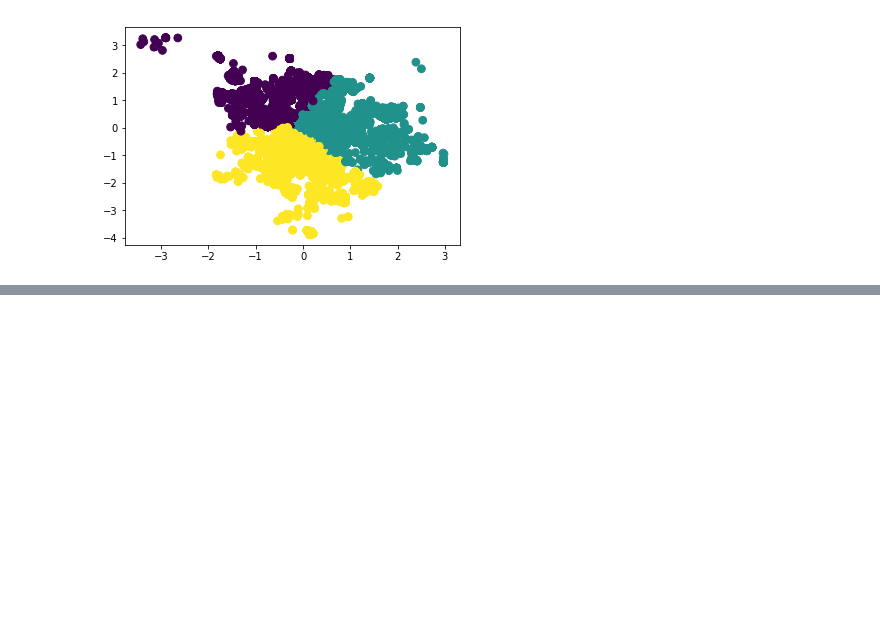
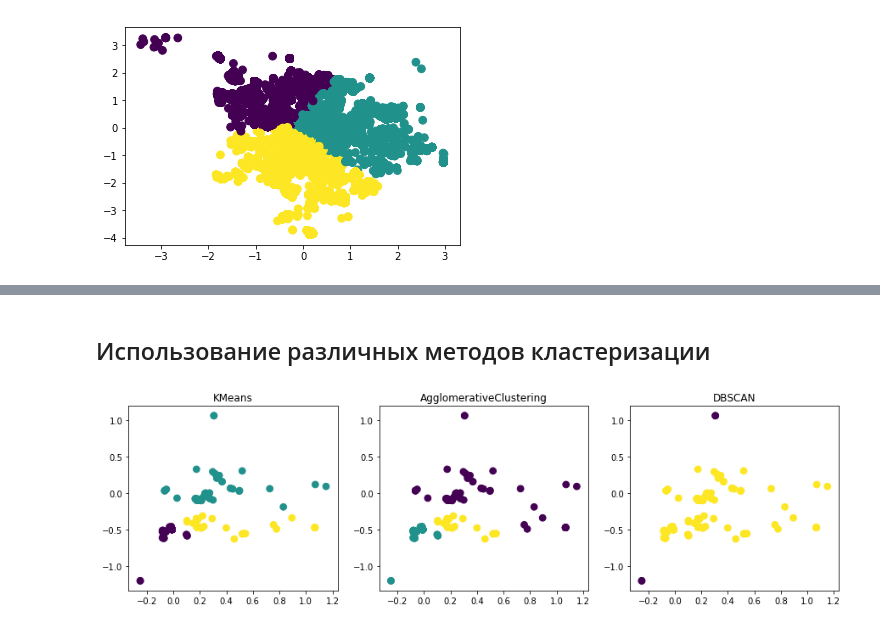
Before and after one commit to ilyakolodin/ml, a Jupyter notebook: 11) klusterization/homework clustering.ipynb, the cells around one changed output, grey strips where cells are left out. Cells and saved outputs as stored; diff of their text form; code cells hidden in the pictures; blank space fills up the shorter version.

```diff
--- a/11) klusterization/homework clustering.ipynb
+++ b/11) klusterization/homework clustering.ipynb
@@ -114,0 +116,2 @@ plt.scatter(X_pos_scaled[:, 0], X_pos_scaled[:, 1], c=clusters_pos, s=60)
+# %% [markdown]
+## Использование различных методов кластеризации
@@ -114,0 +120,6 @@ plt.scatter(X_pos_scaled[:, 0], X_pos_scaled[:, 1], c=clusters_pos, s=60)
+# %%
+algorithms = [
+    KMeans(n_clusters=3),
+    AgglomerativeClustering(n_clusters=3),
+    DBSCAN()
+]
@@ -114,0 +132,10 @@ plt.scatter(X_pos_scaled[:, 0], X_pos_scaled[:, 1], c=clusters_pos, s=60)
+# %%
+points = 800
+fig, axes = plt.subplots(1, 3, figsize=(15, 4))
+for ax, algorithm in zip(axes[0:], algorithms):
+    # кластеризуем и выводим картинку
+    clusters = algorithm.fit_predict(X_scaled[:points])
+    ax.scatter(X_scaled[:points, 0], X_scaled[:points, 1], c=clusters, s=60)
+    ax.set_title(algorithm.__class__.__name__)
+# %% [output]
+[figure, added]
```
Also changed, not shown: parts of 7 cells of this notebook, 1 other file.
